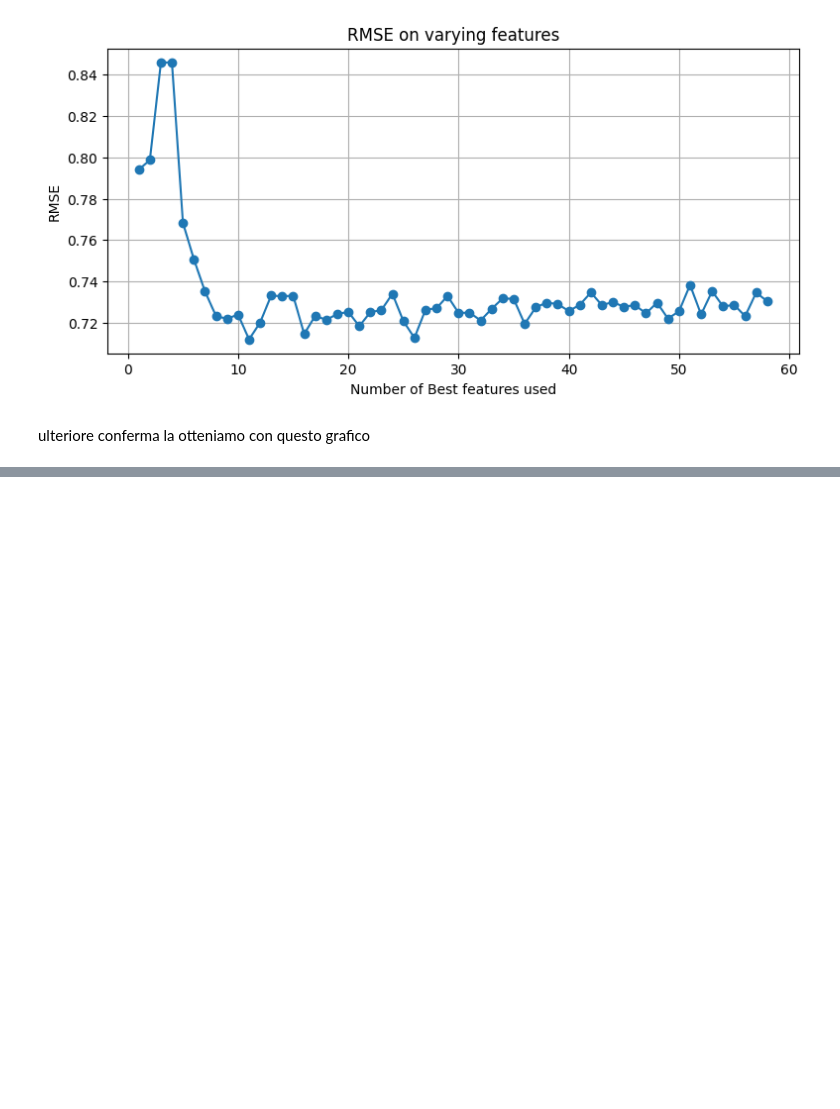
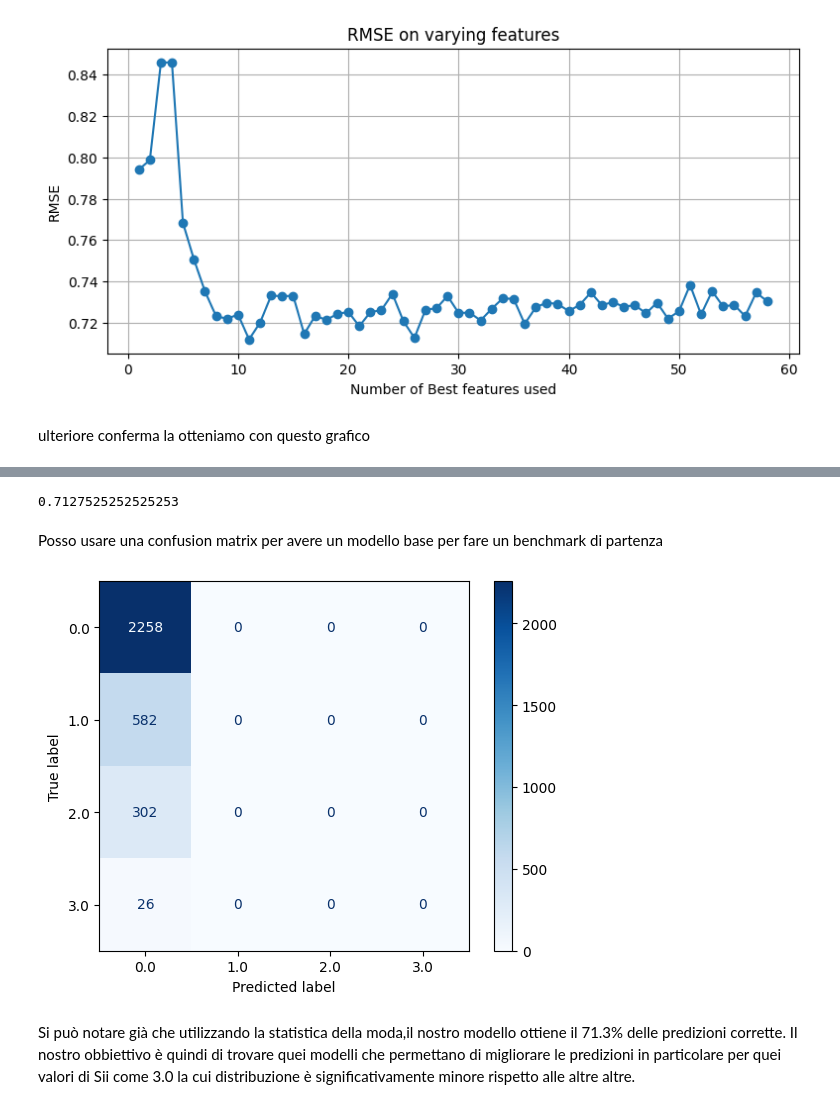
Before and after one commit to dadezz/ML_Problematic_Internet_Use, a Jupyter notebook: src/data_cleaning.ipynb, the cells around one changed output, grey strips where cells are left out. Cells and saved outputs as stored; diff of their text form; code cells hidden in the pictures; blank space fills up the shorter version.

Commit message:
created base model

```diff
--- a/src/data_cleaning.ipynb
+++ b/src/data_cleaning.ipynb
@@ -590,0 +592,34 @@ ulteriore conferma la otteniamo con questo grafico
+# %%
+y_train_mode = y_train_final.mode()[0]
+y_train_mode
+
+count_model = (y_train_final == y_train_mode).sum()
+
+base_accuracy = count_model / len(y_train_final)
+base_accuracy
+# %% [output]
+0.7127525252525253
+# %% [markdown]
+Posso usare una confusion matrix per avere un modello base per fare un benchmark di partenza
+# %%
+from sklearn.metrics import confusion_matrix, ConfusionMatrixDisplay
+import matplotlib.pyplot as plt
+
+# y_true: etichette reali
+y_true = y_train_final.array
+
+# y_pred: predizioni costanti
+y_pred = [y_train_mode] * len(y_train_final)
+
+# Creare confusion matrix
+cm = confusion_matrix(y_true, y_pred)
+
+# Plot
+disp = ConfusionMatrixDisplay(confusion_matrix=cm, display_labels=sorted(set(y_true)))
+disp.plot(cmap=plt.cm.Blues)
+plt.show()
+# %% [output]
+[figure, added]
+# %% [markdown]
+Si può notare già che utilizzando la statistica della moda,il nostro modello ottiene il 71.3% delle predizioni corrette.
+Il nostro obbiettivo è quindi di trovare quei modelli che permettano di migliorare le predizioni in particolare per quei valori di Sii come 3.0 la cui distribuzione è significativamente minore rispetto alle altre altre.
```
Also changed, not shown: parts of 7 cells of this notebook.
